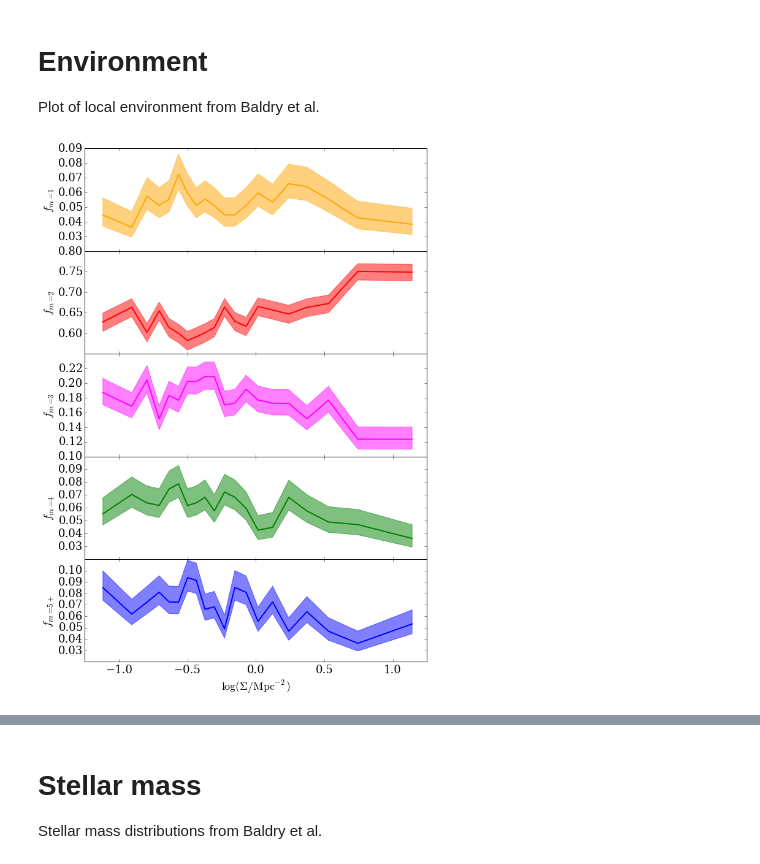
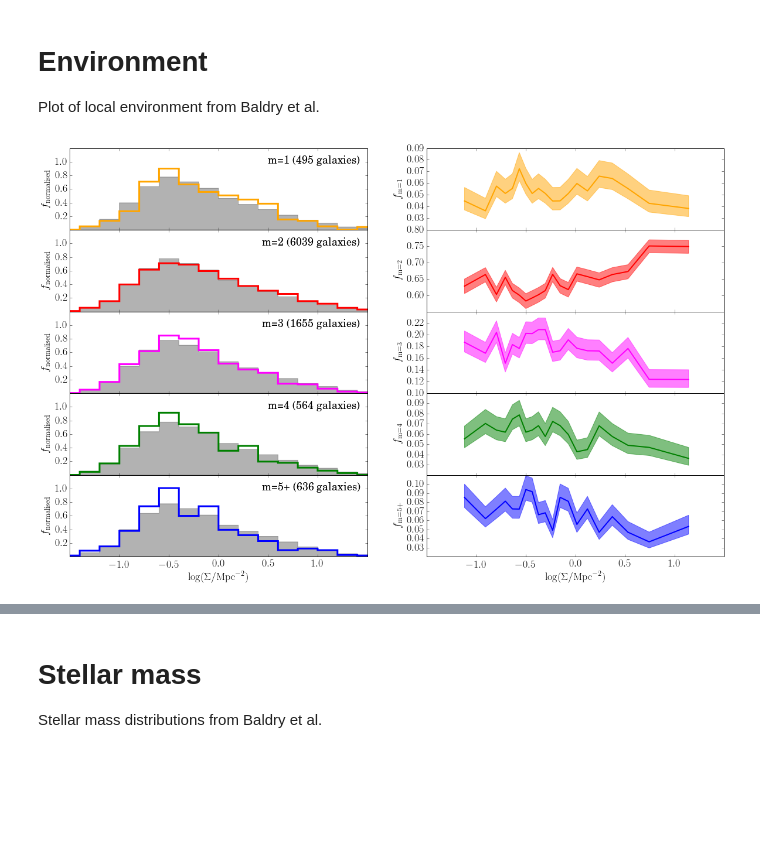
Before and after one commit to RossHart/Debiasing, a Jupyter notebook: Plotting_codes/Paper_plots.ipynb, the cells around one changed output, grey strips where cells are left out. Cells and saved outputs as stored; diff of their text form; code cells hidden in the pictures; blank space fills up the shorter version.

```diff
--- a/Plotting_codes/Paper_plots.ipynb
+++ b/Plotting_codes/Paper_plots.ipynb
@@ -17,6 +17,10 @@ plt.rcParams['figure.figsize'] = (10.0, 8)
 plt.rcParams['font.size'] = 18
 mpl.ticker.AutoLocator.default_params['nbins'] = 5
 mpl.ticker.AutoLocator.default_params['prune'] = 'both'
+
+mpl.rcParams['ps.useafm'] = True
+mpl.rcParams['pdf.use14corefonts'] = True
+mpl.rcParams['text.usetex'] = True
 # %%
 os.chdir('../')
 # %%
@@ -237,15 +267,30 @@ def bin_by_column(column, nbins, fixedcount=True):
 
 Plot of local environment from Baldry et al.
 # %%
-fig,axarr = plt.subplots(5,1,figsize=(10,15),sharex=True,sharey=False)
-plt.subplots_adjust(hspace=0,wspace=0)
-#plt.ylim(0,1.2)
+fig,axarr = plt.subplots(5,2,figsize=(20,12.5),sharex=True,sharey=False)
+plt.subplots_adjust(hspace=0,wspace=0.2)
 
-axarr[-1].set_xlabel('$\log (\Sigma / \mathrm{Mpc^{-2}})$')
-plt.xlim(-1.25,1.25)
+axarr1 = axarr[:,0]
+axarr2 = axarr[:,1]
 
-lines(ml_spirals,ml_assignments,axarr,'IVAN_DENSITY',nbins=20)
+for ax in axarr[-1]:
+    ax.set_xlabel('$\log (\Sigma / \mathrm{Mpc^{-2}})$')
 
-plt.savefig('Plotting_codes/figures/density_plots.pdf')
+histograms(ml_spirals,ml_assignments,axarr1,np.linspace(-2,2,21),'IVAN_DENSITY',
+           reference_data=ml_spirals)
+
+lines(ml_spirals,ml_assignments,axarr2,'IVAN_DENSITY',nbins=20)
+
+axarr = axarr.ravel()
+for ax in axarr:
+    ax.set_xlim(-1.5,1.5)
+
+for ax in axarr1:
+    ax.set_ylim(0,1.2)
+
+#axarr1[2].set_ylabel('normalised fraction')
+#axarr2[2].set_ylabel('fraction')
+
+#plt.savefig('Plotting_codes/figures/density_plots.pdf')
 # %% [output]
-[figure, old version]
+[figure, new version]
```
Also changed, not shown: parts of 20 cells of this notebook, 4 other files.
